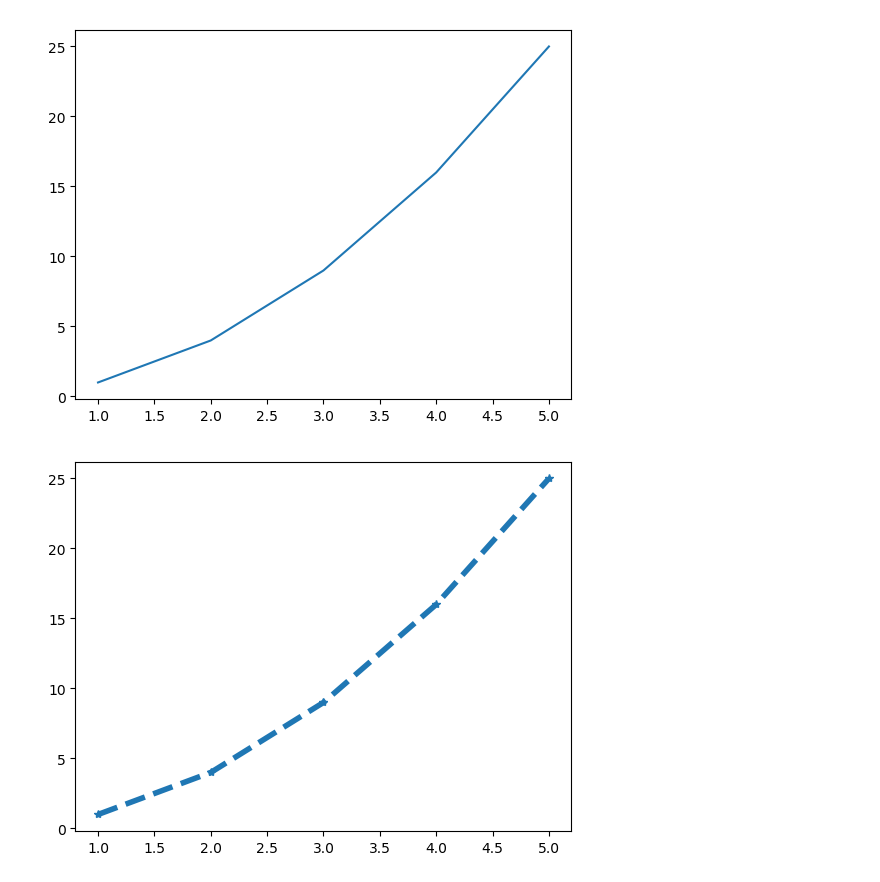
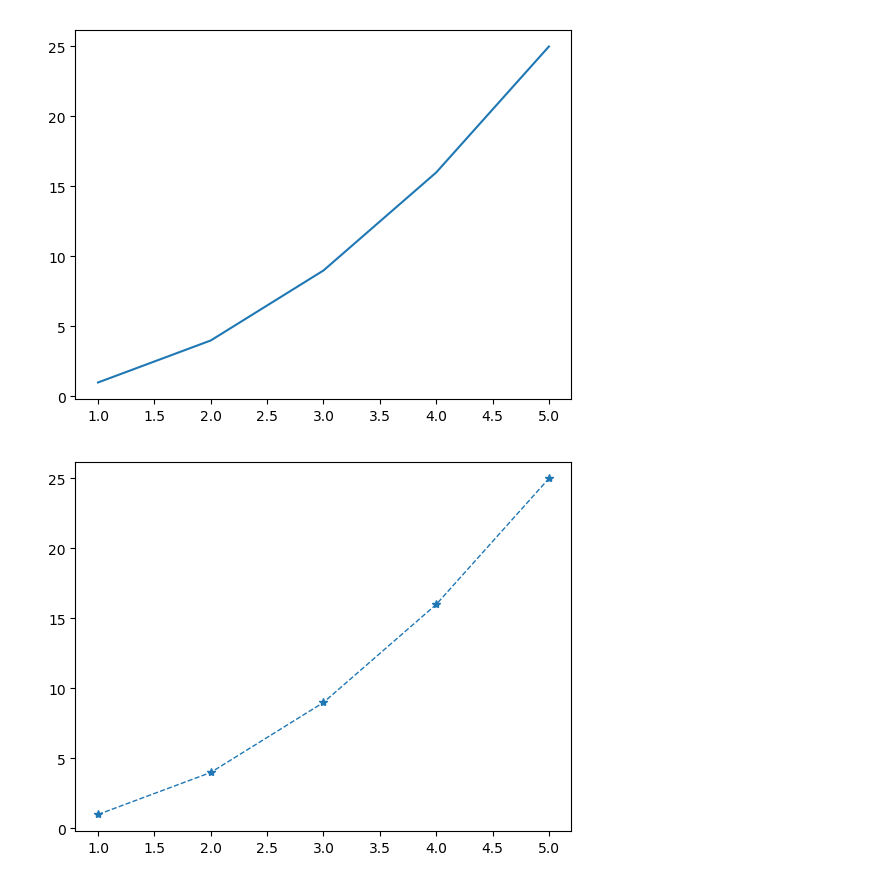
Before and after one commit to allaccountstaken/matplotlib, a Jupyter notebook: matplotlib_anatomy.ipynb, the cells around one changed output. Cells and saved outputs as stored; diff of their text form; code cells hidden in the pictures.

```diff
--- a/matplotlib_anatomy.ipynb
+++ b/matplotlib_anatomy.ipynb
@@ -56,8 +57,8 @@ plt.show()
 [figure]
 # %%
 plt.plot(x, y)
-matplotlib.rcdefaults()
-matplotlib.rc('lines', linewidth=4, linestyle='--', marker='*')
+#matplotlib.rcdefaults()
+matplotlib.rc('lines', linewidth=1, linestyle='--', marker='*')
 plt.show()
 # %% [output]
-[figure, old version]
+[figure, new version]
```
Also changed, not shown: parts of 2 cells of this notebook, 1 other file.
